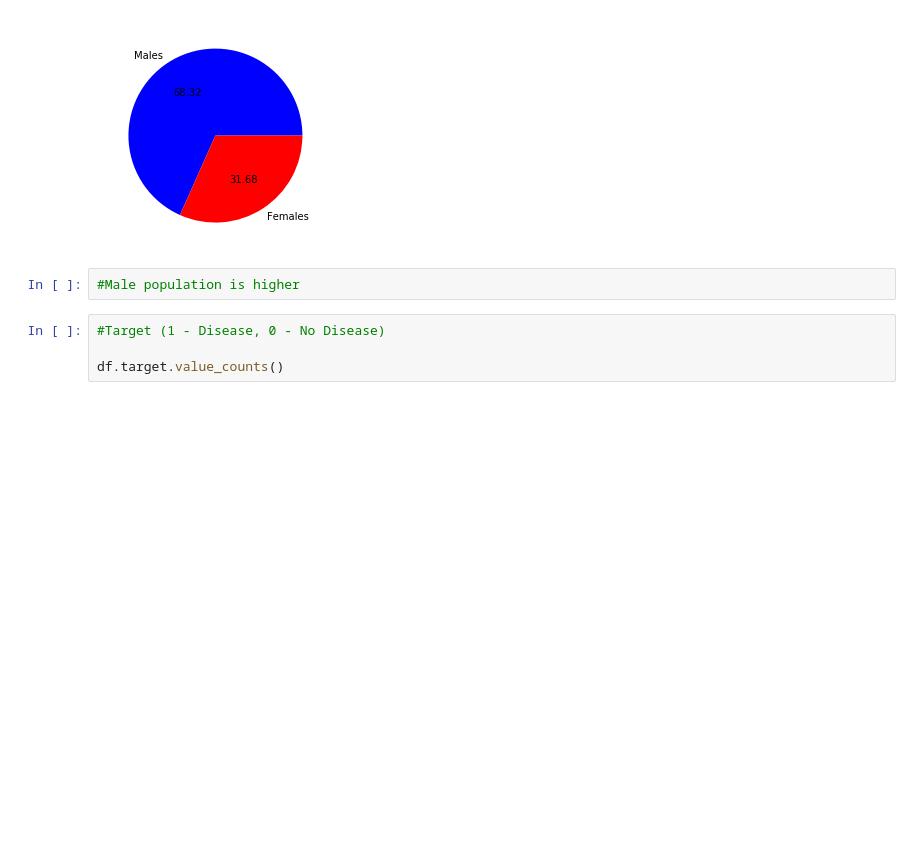
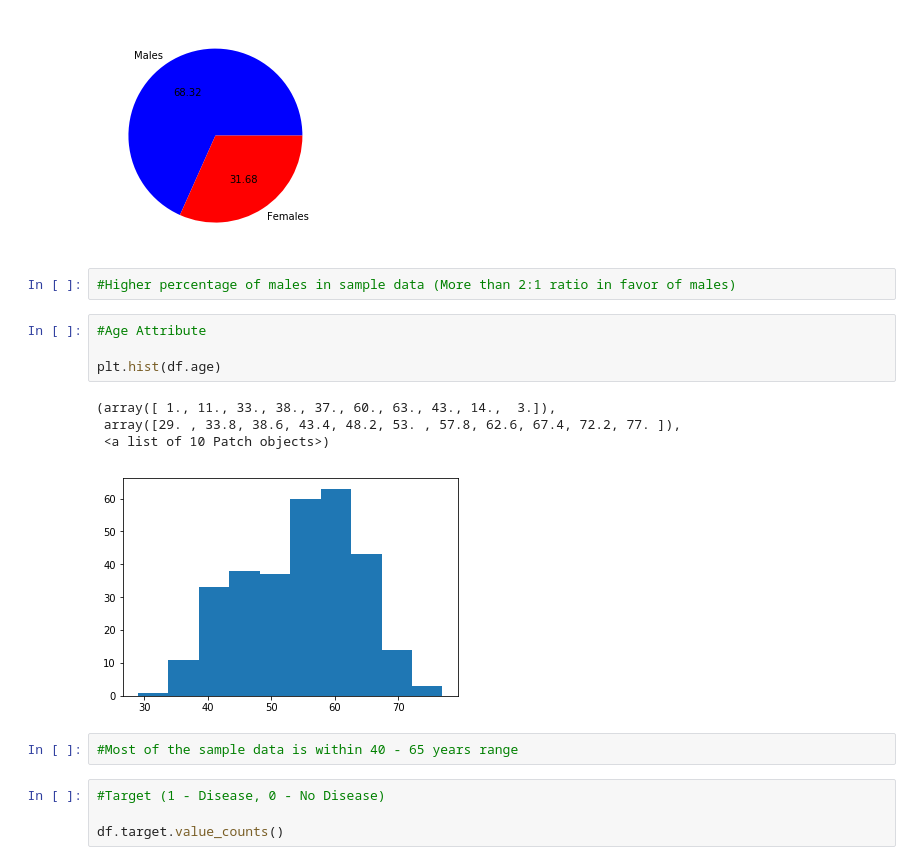
Before and after one commit to almabl/Homework, a Jupyter notebook: heart_HW.ipynb, the cells around one changed output. Cells and saved outputs as stored; diff of their text form; blank space fills up the shorter version.

```diff
--- a/heart_HW.ipynb
+++ b/heart_HW.ipynb
@@ -104,8 +103,19 @@ plt.pie(df.sex.value_counts(),
  [Text(-0.32652247045717075, 0.503371707872568, '68.32'),
   Text(0.3265224233281087, -0.5033717384438059, '31.68')])
 [figure]
-# %%
-#Male population is higher
+# %%
+#Higher percentage of males in sample data (More than 2:1 ratio in favor of males)
+# %%
+#Age Attribute
+
+plt.hist(df.age)
+# %% [output]
+(array([ 1., 11., 33., 38., 37., 60., 63., 43., 14.,  3.]),
+ array([29. , 33.8, 38.6, 43.4, 48.2, 53. , 57.8, 62.6, 67.4, 72.2, 77. ]),
+ <a list of 10 Patch objects>)
+[figure, added]
+# %%
+#Most of the sample data is within 40 - 65 years range
 # %%
 #Target (1 - Disease, 0 - No Disease)
 
```
Also changed, not shown: parts of 20 cells of this notebook.
